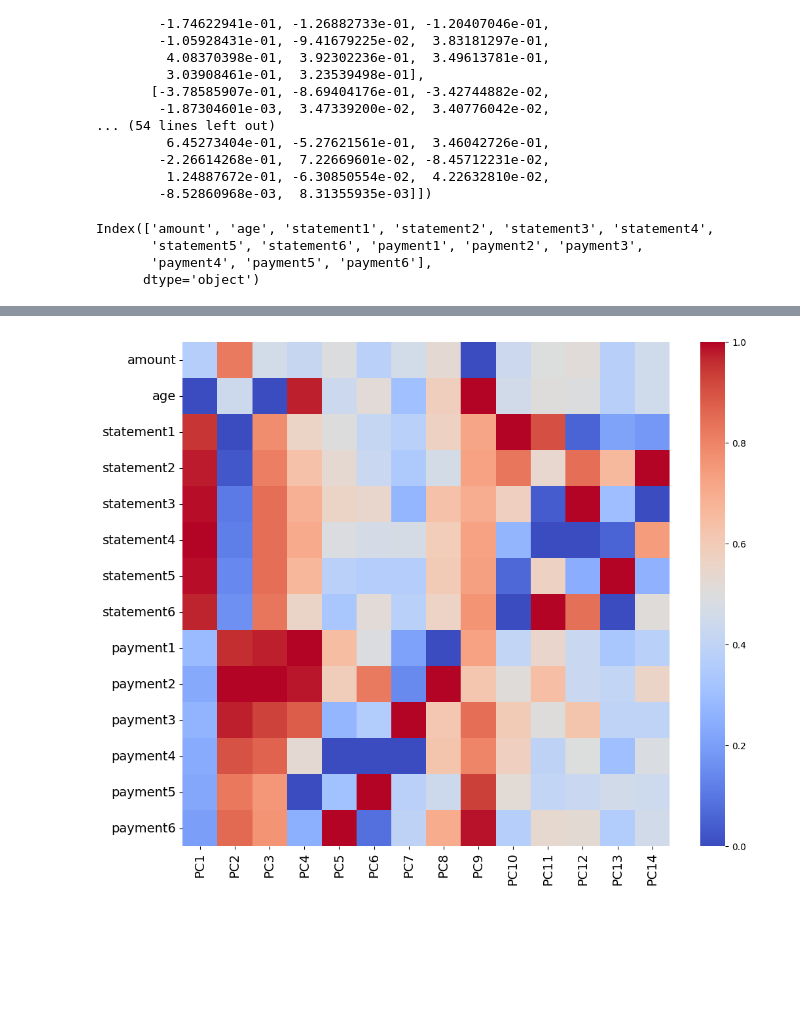
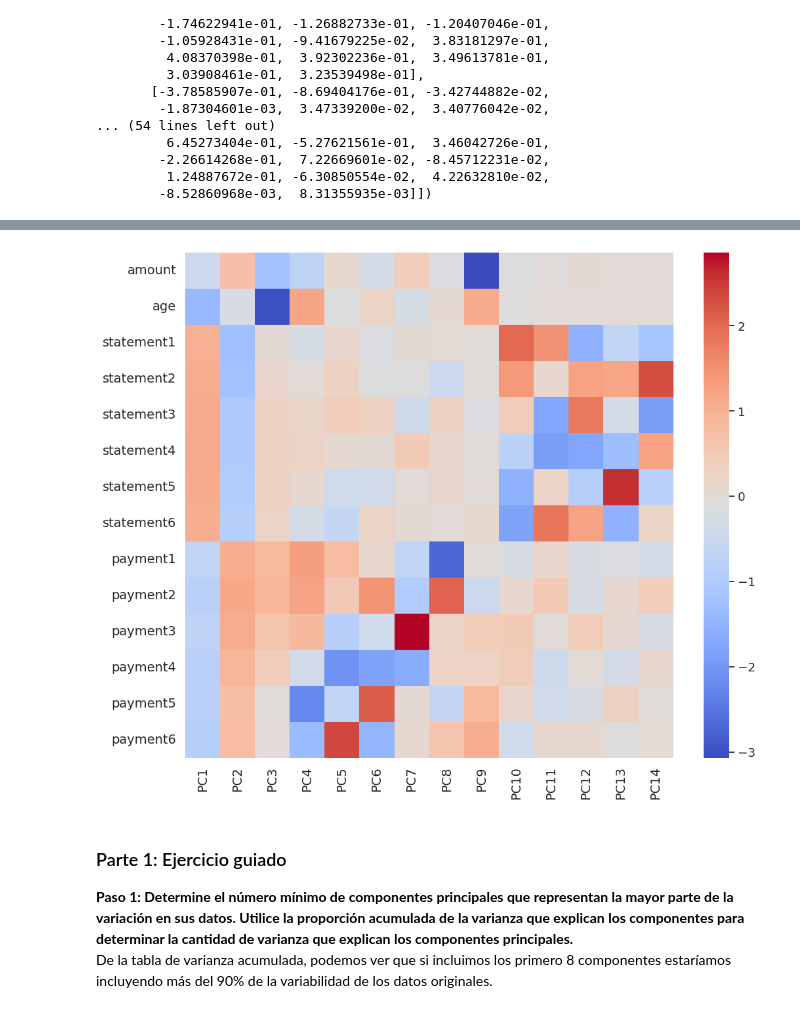
Before and after one commit to PosgradoMNA/actividades-del-projecto-96, a Jupyter notebook: Semana-4/ActividadSemana4.ipynb, the cells around one changed output, grey strips where cells are left out. Drawn from its saved outputs; the diff is of its cells as text; code cells hidden in the pictures; blank space fills up the shorter version.

```diff
--- a/Semana-4/ActividadSemana4.ipynb
+++ b/Semana-4/ActividadSemana4.ipynb
@@ -121,0 +127,31 @@ pcsSummary
+# %%
+# También podemos visualizar la varianza acumulada en una gráfica Scree
+
+PC_components = np.arange(pca.n_components_) + 1
+#PC_components
+
+_ = sns.set(style = 'whitegrid',
+            font_scale = 1.2
+            )
+
+fig, ax = plt.subplots(figsize=(20, 10))
+
+_ = sns.barplot(x = PC_components,
+                y = pca.explained_variance_ratio_,
+                color = 'b'
+                )
+
+_ = sns.lineplot(x = PC_components-1,
+                 y = np.cumsum(pca.explained_variance_ratio_),
+                 color = 'black',
+                 linestyle = '-',
+                 linewidth = 2,
+                 marker = 'o',
+                 markersize = 8
+                 )
+
+plt.title('Gráfica Scree de varianza acumulada')
+plt.xlabel('N-th PC')
+plt.ylabel('Varianza')
+plt.ylim(0, 1)
+plt.show()
@@ -139,13 +177,6 @@ array([[ 1.65467392e-01,  3.27840289e-02,  3.72451786e-01,
         -2.26614268e-01,  7.22669601e-02, -8.45712231e-02,
          1.24887672e-01, -6.30850554e-02,  4.22632810e-02,
         -8.52860968e-03,  8.31355935e-03]])
-# %%
-x.columns
-# %% [output]
-Index(['amount', 'age', 'statement1', 'statement2', 'statement3', 'statement4',
-       'statement5', 'statement6', 'payment1', 'payment2', 'payment3',
-       'payment4', 'payment5', 'payment6'],
-      dtype='object')
 # %%
 pcsComponents_dfX = pd.DataFrame(pca.components_.transpose(),
                                 columns = row_names,
@@ -169,9 +200,18 @@ pcsComponents_dfX
 | payment5 | 0.113750 | 0.303908 | -0.060934 | -0.609847 | -0.193350 | 0.602374 | 0.014278 | -0.165234 | 0.252730 | 0.060007 | -0.099459 | ... |
 | payment6 | 0.105475 | 0.323539 | -0.050908 | -0.365629 | 0.659221 | -0.409126 | 0.025592 | 0.180851 | 0.316874 | -0.099188 | 0.034961 | ... |
 # %%
-pcsComponents_dfX_normalized=(pcsComponents_dfX-pcsComponents_dfX.min())/(pcsComponents_dfX.max()-pcsComponents_dfX.min())
+#Para mejor visualizar la contribución de cada dimensión original en cada componente principal, voy a normalizar los valosres de los PC.
+
+pcsComponents_dfX_normalized=(pcsComponents_dfX-pcsComponents_dfX.mean())/(pcsComponents_dfX.std())
+
 ax = sns.heatmap(pcsComponents_dfX_normalized, cmap="coolwarm")
 ax.tick_params(labelsize=14)
 ax.figure.set_size_inches((12, 10))
+plt.show()
 # %% [output]
-[figure, old version]
+[figure, new version]
+# %% [markdown]
+### Parte 1: Ejercicio guiado
+
+**Paso 1: Determine el número mínimo de componentes principales que representan la mayor parte de la variación en sus datos. Utilice la proporción acumulada de la varianza que explican los componentes para determinar la cantidad de varianza que explican los componentes principales.**
+De la tabla de varianza acumulada, podemos ver que si incluimos los primero 8 componentes estaríamos incluyendo más del 90% de la variabilidad de los datos originales.
```
Also changed, not shown: parts of 6 cells of this notebook.
